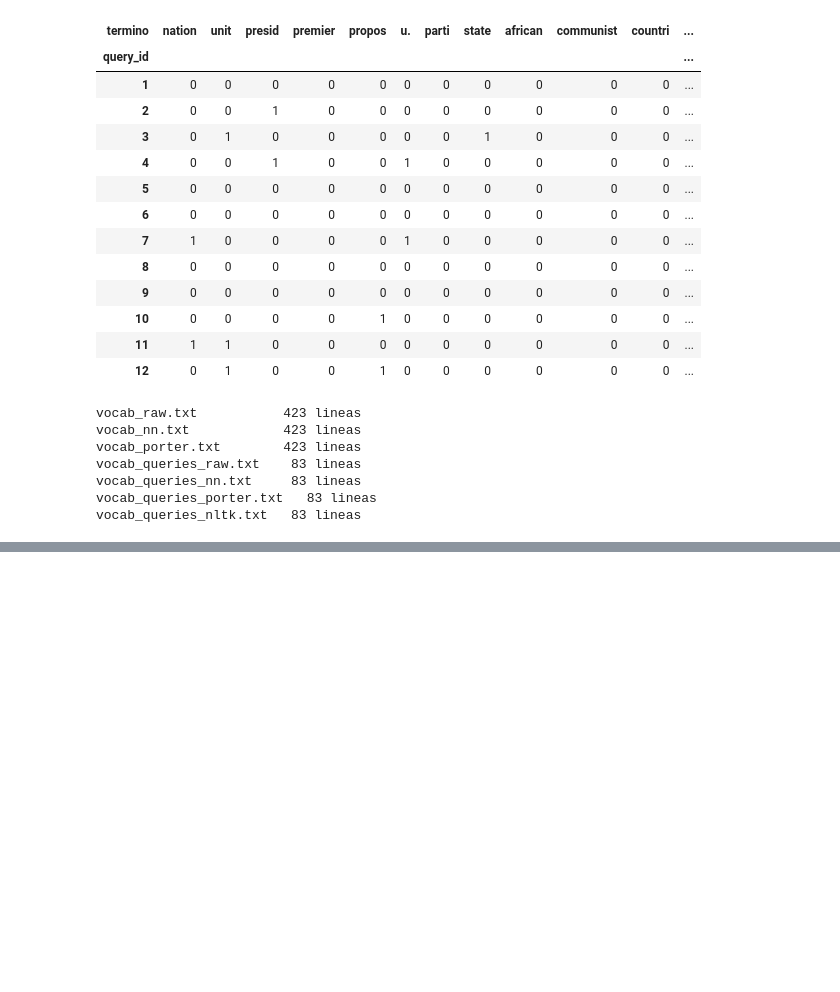
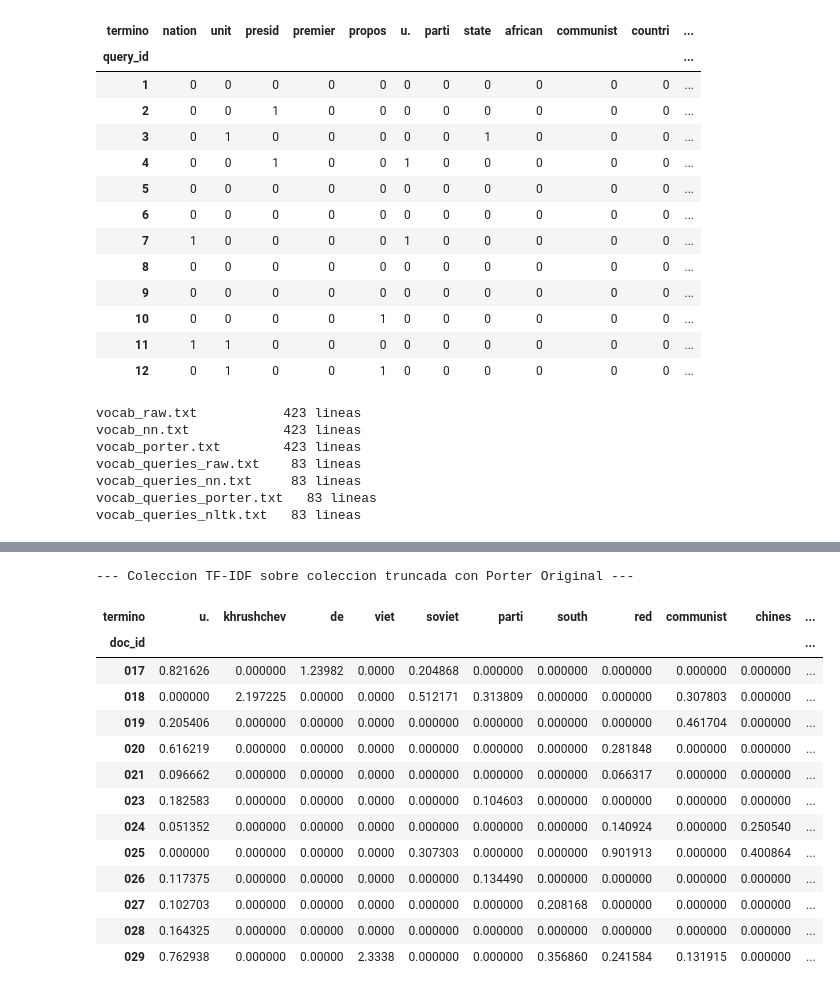
Before and after one commit to zxxz456/inaoe, a Jupyter notebook: fundamentos_aal/actividades/src/actividad.ipynb, the cells around one changed output, grey strips where cells are left out. Cells and saved outputs as stored; diff of their text form; code cells hidden in the pictures; blank space fills up the shorter version.

```diff
--- a/fundamentos_aal/actividades/src/actividad.ipynb
+++ b/fundamentos_aal/actividades/src/actividad.ipynb
@@ -1039,0 +1221,20 @@ vocab_queries_nltk.txt   83 lineas
+# %%
+print("\n--- Coleccion TF-IDF sobre coleccion truncada con Porter Original ---\n")
+top = mat_porter_tfidf.sum(axis=0).nlargest(15).index
+display(mat_porter_tfidf.loc[mat_porter_tfidf.index[:12], top])
+# %% [output]
+--- Coleccion TF-IDF sobre coleccion truncada con Porter Original ---
+| termino | u. | khrushchev | de | viet | soviet | parti | south | red | communist | chines | ... |
+| doc_id |  |  |  |  |  |  |  |  |  |  | ... |
+| 017 | 0.821626 | 0.000000 | 1.23982 | 0.0000 | 0.204868 | 0.000000 | 0.000000 | 0.000000 | 0.000000 | 0.000000 | ... |
+| 018 | 0.000000 | 2.197225 | 0.00000 | 0.0000 | 0.512171 | 0.313809 | 0.000000 | 0.000000 | 0.307803 | 0.000000 | ... |
+| 019 | 0.205406 | 0.000000 | 0.00000 | 0.0000 | 0.000000 | 0.000000 | 0.000000 | 0.000000 | 0.461704 | 0.000000 | ... |
+| 020 | 0.616219 | 0.000000 | 0.00000 | 0.0000 | 0.000000 | 0.000000 | 0.000000 | 0.281848 | 0.000000 | 0.000000 | ... |
+| 021 | 0.096662 | 0.000000 | 0.00000 | 0.0000 | 0.000000 | 0.000000 | 0.000000 | 0.066317 | 0.000000 | 0.000000 | ... |
+| 023 | 0.182583 | 0.000000 | 0.00000 | 0.0000 | 0.000000 | 0.104603 | 0.000000 | 0.000000 | 0.000000 | 0.000000 | ... |
+| 024 | 0.051352 | 0.000000 | 0.00000 | 0.0000 | 0.000000 | 0.000000 | 0.000000 | 0.140924 | 0.000000 | 0.250540 | ... |
+| 025 | 0.000000 | 0.000000 | 0.00000 | 0.0000 | 0.307303 | 0.000000 | 0.000000 | 0.901913 | 0.000000 | 0.400864 | ... |
+| 026 | 0.117375 | 0.000000 | 0.00000 | 0.0000 | 0.000000 | 0.134490 | 0.000000 | 0.000000 | 0.000000 | 0.000000 | ... |
+| 027 | 0.102703 | 0.000000 | 0.00000 | 0.0000 | 0.000000 | 0.000000 | 0.208168 | 0.000000 | 0.000000 | 0.000000 | ... |
+| 028 | 0.164325 | 0.000000 | 0.00000 | 0.0000 | 0.000000 | 0.000000 | 0.000000 | 0.000000 | 0.000000 | 0.000000 | ... |
+| 029 | 0.762938 | 0.000000 | 0.00000 | 2.3338 | 0.000000 | 0.000000 | 0.356860 | 0.241584 | 0.131915 | 0.000000 | ... |
```
Also changed, not shown: parts of 38 cells of this notebook, 4 other files.
